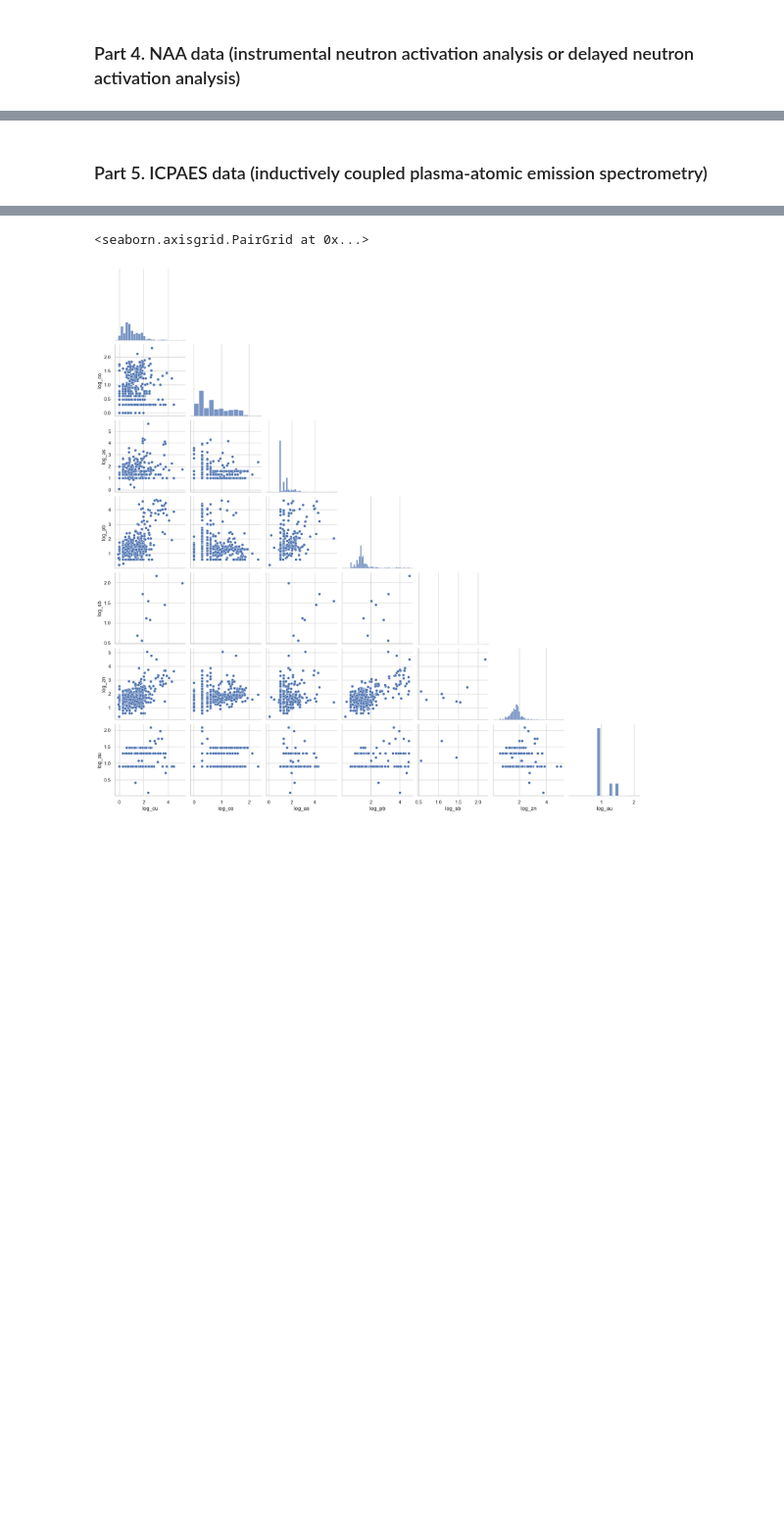
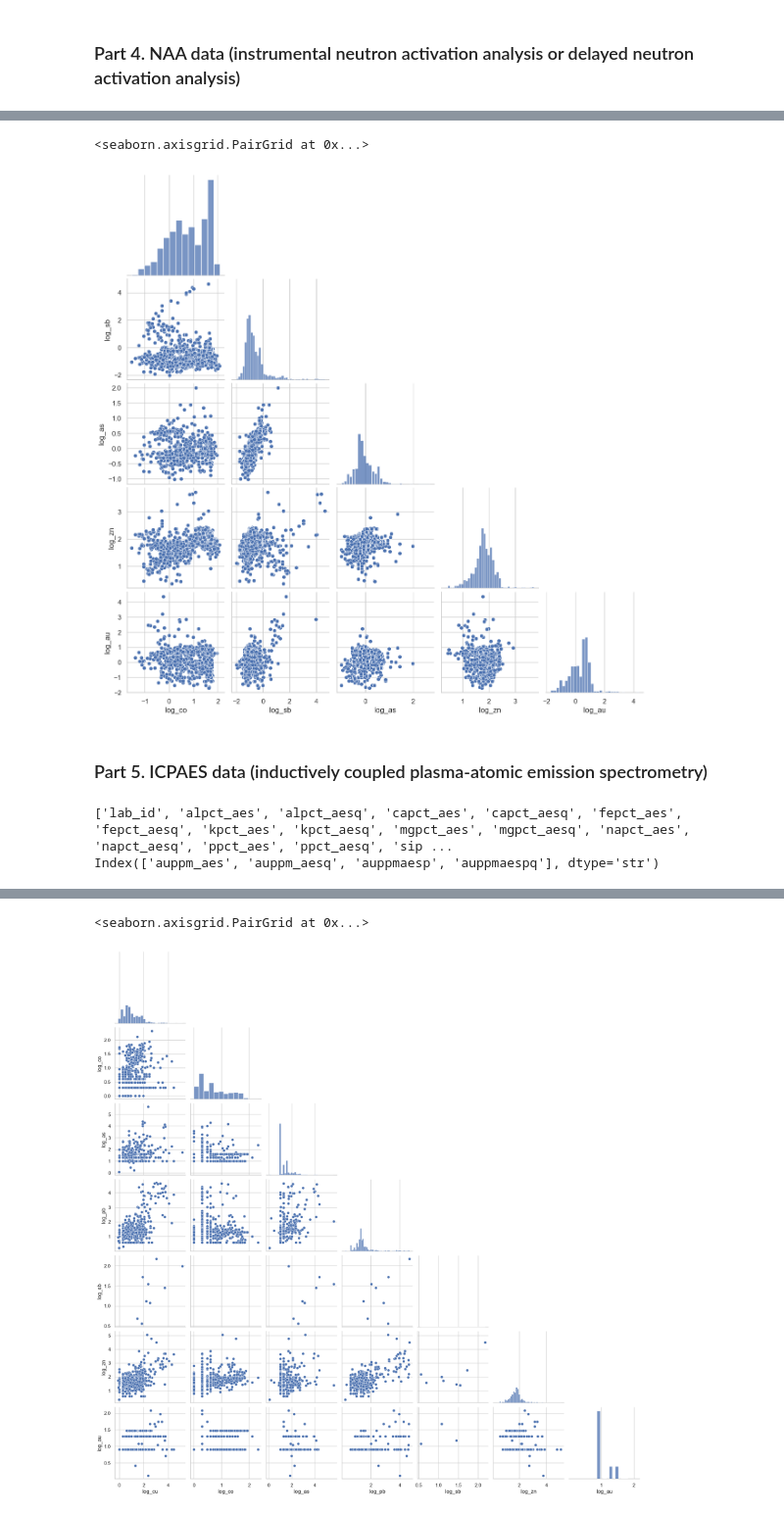
Before and after one commit to adbyerly/prospectivity_model, a Jupyter notebook: notebooks/02b_eda_NGDB.ipynb, the cells around one changed output, grey strips where cells are left out. Shown at 98% size. Cells and saved outputs as stored; diff of their text form; code cells hidden in the pictures; blank space fills up the shorter version.

Commit message:
Update 02b_eda_NGDB.ipynb
ran EDA for electron spectroscopy (ES) data
streamlined code and edited NAA, ICPAES, and ICPMS EDA sections

```diff
--- a/notebooks/02b_eda_NGDB.ipynb
+++ b/notebooks/02b_eda_NGDB.ipynb
@@ -133,14 +204,7 @@ print(igneous_chem.keys())
 ### Part 4. NAA data (instrumental neutron activation analysis or delayed neutron activation analysis)
 # %%
 # NAA
+chem_set = igneous_chem['NAA']
 
-NAA = igneous_chem['NAA']
-print(NAA.columns.tolist())
-print(NAA.columns[NAA.columns.str.contains('au')])
-au = NAA['auppb_na']
-
-# examine geochemical gold data
-print(au.describe())
-plt.hist(au, range = (0,20), bins='auto')
-plt.xlim(0, 20)
-plt.show()
+print(chem_set.columns.tolist())
+print(chem_set.columns[chem_set.columns.str.contains('au')])
@@ -194,7 +260,7 @@ print(pathfinders.shape)
 # %%
 # join pathfinders dataframe with location data for samples
 
-pathfinders_loc = pathfinders.merge(rockdata[['lab_id', 'geometry']], on = 'lab_id', how = 'inner')
-print(pathfinders_loc.head())
+pathfinders_NAA_loc = pathfinders.merge(rockdata[['lab_id', 'geometry']], on = 'lab_id', how = 'inner')
+print(pathfinders_NAA_loc.head())
 
-print(pathfinders_loc.columns)
+print(pathfinders_NAA_loc.columns)
@@ -209,8 +302,10 @@ pathfinders_loc.describe()
 # %%
 # calculate lognormal columns
 
-pathfinders_loc["log_au"] = np.log10(pathfinders_loc["auppb_na"])
-pathfinders_loc["log_co"] = np.log10(pathfinders_loc["coppm_na"])
-pathfinders_loc["log_as"] = np.log10(pathfinders_loc["asppm_na"])
-pathfinders_loc["log_sb"] = np.log10(pathfinders_loc["sbppm_na"])
-pathfinders_loc["log_zn"] = np.log10(pathfinders_loc["znppm_na"])
+pathfinders_NAA_loc["log_au"] = np.log10(pathfinders_loc["auppb_na"])
+pathfinders_NAA_loc["log_co"] = np.log10(pathfinders_loc["coppm_na"])
+pathfinders_NAA_loc["log_as"] = np.log10(pathfinders_loc["asppm_na"])
+pathfinders_NAA_loc["log_sb"] = np.log10(pathfinders_loc["sbppm_na"])
+pathfinders_NAA_loc["log_zn"] = np.log10(pathfinders_loc["znppm_na"])
+
+pathfinders_NAA_loc.head()
@@ -217,8 +319,16 @@ pathfinders_loc["log_zn"] = np.log10(pathfinders_loc["znppm_na"])
 # %%
 # Pairplots
+datasets = {
+    'NAA': pathfinders_NAA_loc,
+}
+
+name = 'NAA'
 target = 'log_au'
 predictors = ['log_co', 'log_sb', 'log_as', 'log_zn']
-sns.pairplot(pathfinders_loc[predictors + [target]], corner=True)
+sns.pairplot(datasets[name][predictors + [target]], corner=True)
+# %% [output]
+<seaborn.axisgrid.PairGrid at 0x...>
+[figure, added]
 # %%
 # Pairplot observations
 # - antimony may have positive correlation with gold
@@ -226,11 +337,13 @@ sns.pairplot(pathfinders_loc[predictors + [target]], corner=True)
 ### Part 5. ICPAES data (inductively coupled plasma-atomic emission spectrometry)
 # %%
 # ICPAES
+chem_set = igneous_chem['ICPAES']
 
-ICPAES = igneous_chem['ICPAES']
-print(ICPAES.columns.tolist())
-print(ICPAES.columns[ICPAES.columns.str.contains('au')])
-au_ICPAES = ICPAES['auppm_aes']
+print(chem_set.columns.tolist())
+print(chem_set.columns[chem_set.columns.str.contains('au')])
+# %% [output]
+['lab_id', 'alpct_aes', 'alpct_aesq', 'capct_aes', 'capct_aesq', 'fepct_aes', 'fepct_aesq', 'kpct_aes', 'kpct_aesq', 'mgpct_aes', 'mgpct_aesq', 'napct_aes', 'napct_aesq', 'ppct_aes', 'ppct_aesq', 'sip ...
+Index(['auppm_aes', 'auppm_aesq', 'auppmaesp', 'auppmaespq'], dtype='str')
 # %%
 # identify columns for elements that may occur with gold
 # Silver (Ag), Tellurium (Te), Copper (Cu), Mercury (Hg), Cobalt (Co), Antimony (Sb), Arsenic (As), Lead (Pb), Zinc (Zn)
```
Also changed, not shown: parts of 32 cells of this notebook.
